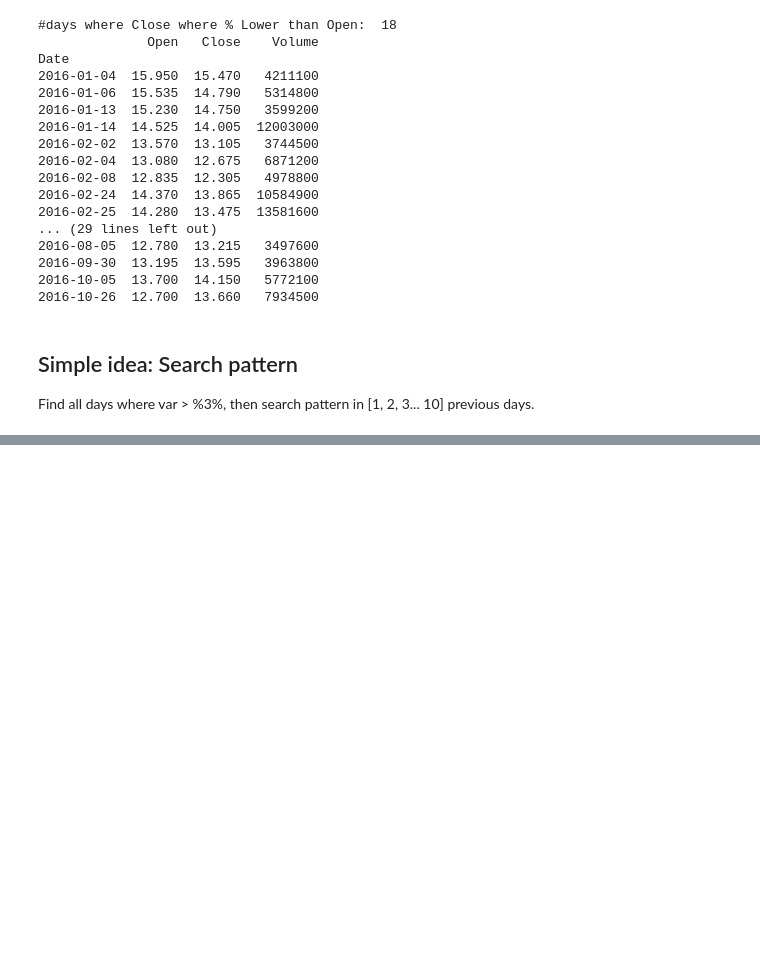
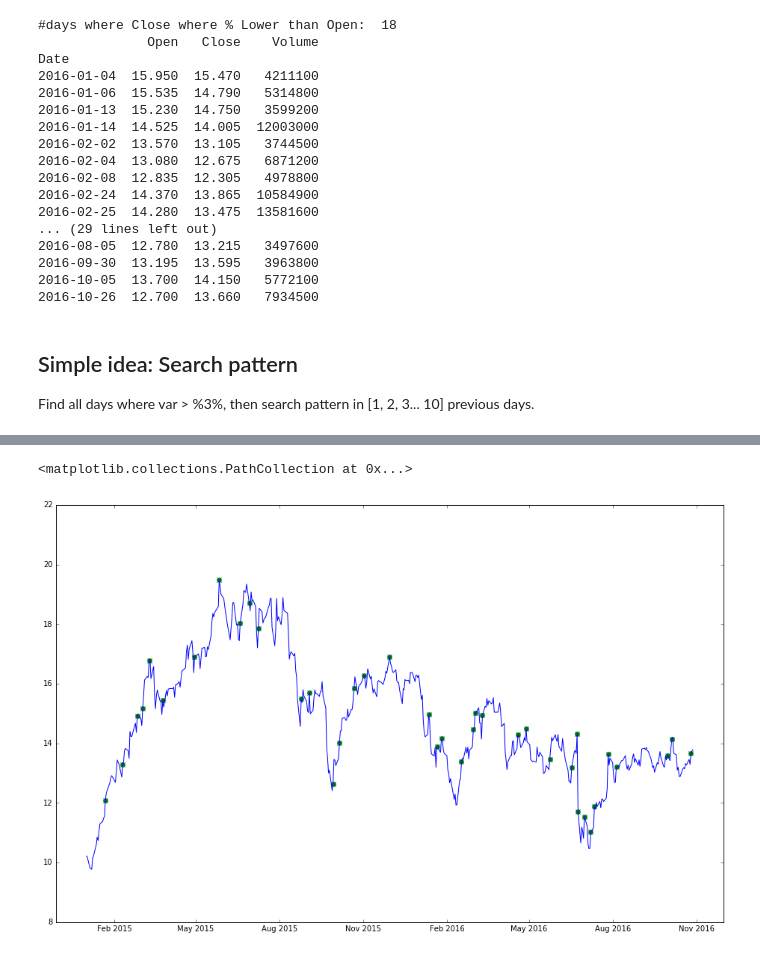
Before and after one commit to MrGreenRubato/notebooks, a Jupyter notebook: stocks/Stocks reader.ipynb, the cells around one changed output, grey strips where cells are left out. Saved outputs shown, nothing was run; the diff lists cells and outputs as text; code cells hidden in the pictures; blank space fills up the shorter version.

```diff
--- a/stocks/Stocks reader.ipynb
+++ b/stocks/Stocks reader.ipynb
@@ -195,16 +196,15 @@ Date
 Find all days where var > %3%, then search pattern in [1, 2, 3... 10] previous days.
 # %%
 threshold = 0.03
-UG_2015_16 = UG.loc['2010-01-01':, ['Open', 'Close', 'Volume']]
+UG_2015_16 = UG.loc['2015-01-01':, ['Open', 'Close', 'Volume']]
 df = UG_2015_16
 
-print('#days where Close where % higher than Open: ', df[df.Close>df.Open*(1+threshold)].Open.count())
-print(df[df.Close>=df.Open*(1+threshold)])
+print('#days where Close is x% higher than Open: ', df[df.Close>df.Open*(1+threshold)].Open.count())
+#print(df[df.Close>=df.Open*(1+threshold)])
 
-threshold = 0.03
 RNO_2015_16 = RNO.loc['2010-01-01':, ['Open', 'Close', 'Volume']]
 df = RNO_2015_16
 
-print('#days where Close where % higher than Open: ', df[df.Close>df.Open*(1+threshold)].Open.count())
-print(df[df.Close>=df.Open*(1+threshold)])
+print('#days where Close is x% higher than Open: ', df[df.Close>df.Open*(1+threshold)].Open.count())
+#print(df[df.Close>=df.Open*(1+threshold)])
 # %% [output]
@@ -227,0 +213,11 @@ Date
+# %%
+import numpy as np
+import numpy.ma as ma
+
+df = UG_2015_16
+df['up'] = np.where(df.Close>df.Open*(1+threshold), 1, 0)
+
+df_mark = df[df.Close>df.Open*(1+threshold)]
+
+mask_up = ma.masked_where(df.Close<df.Open*(1+threshold), df.Close)
+mask_up
@@ -227,0 +242,12 @@ Date
+# %%
+import matplotlib.pyplot as plt
+%matplotlib inline
+
+plt.figure(figsize=(16,10))
+plt.plot(df.index, df['Close'], 'b', df.index, mask_up, 'x')
+plt.plot(df.index, mask_up, 'x')
+
+plt.scatter(df_mark.index, df_mark['Close'], c='green', linewidths=0, s=45)
+# %% [output]
+<matplotlib.collections.PathCollection at 0x...>
+[figure, added]
```
Also changed, not shown: parts of 4 cells of this notebook.
